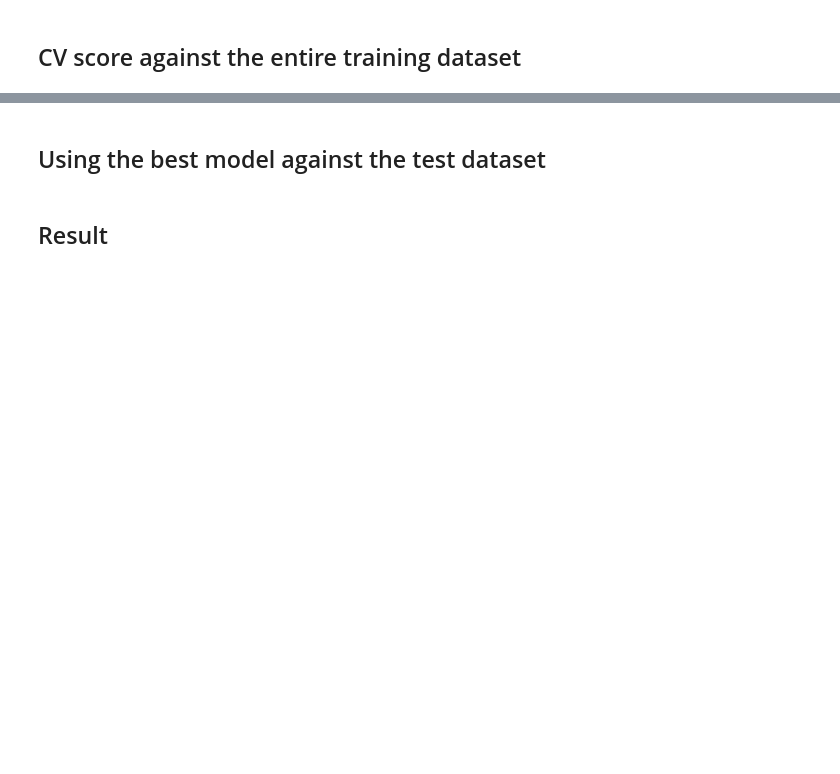
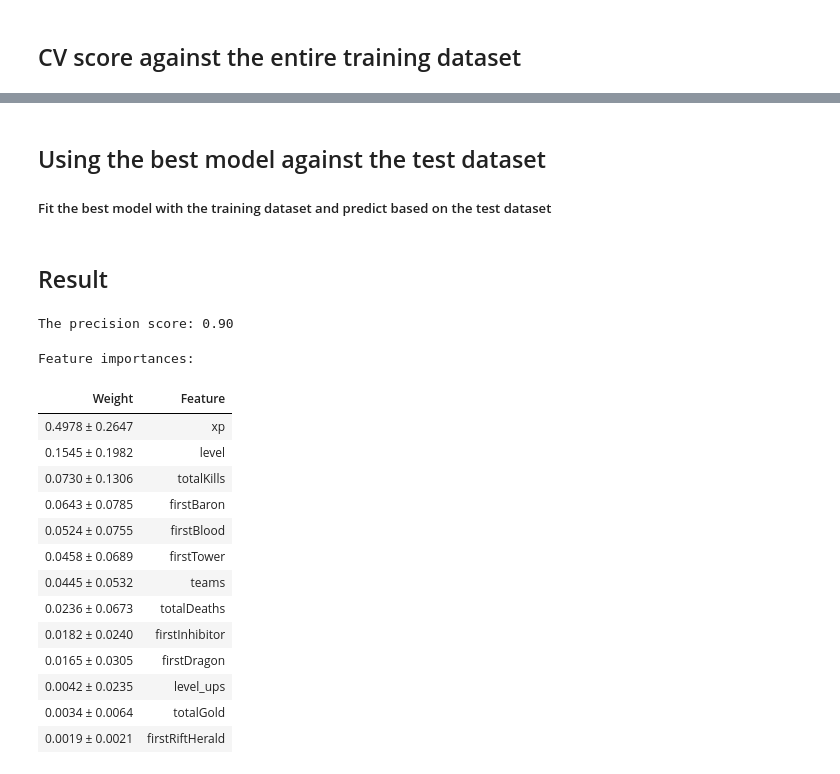
Before and after one commit to anotherjonlee/MLoL, a Jupyter notebook: notebooks/DataPipeline.ipynb, the cells around one changed output, grey strips where cells are left out. Saved outputs shown, nothing was run; the diff lists cells and outputs as text; code cells hidden in the pictures; blank space fills up the shorter version.

```diff
--- a/notebooks/DataPipeline.ipynb
+++ b/notebooks/DataPipeline.ipynb
@@ -281,3 +115,0 @@ X_train_r2, X_test_r2, y_train_r2, y_test_r2 = train_test_split(X_reduced2, y, t
-# %%
-reduced_rfc.fit(X_reduced,y)
-weight_explainer(reduced_rfc,reduced_features1)
@@ -310,11 +118,10 @@ Which features to use before hyperparameter tuning?
 # %% [markdown]
 ## Tuning hyperparameters
 # %%
-params = {'estimator__n_estimators': (10, 100,1000,10000),
-         'estimator__max_depth': (2,4,6,None),
+params = {'estimator__n_estimators': (100, 200, 500),
+         'estimator__max_depth': (3,5,8,None),
          'estimator__max_features': (3,6,'auto'),
          }
 
-search = GridSearchCV(rfc_u,params,n_jobs=-1,verbose=1)
-search.fit(X,y)
+best_model = param_tuner(rfc_u,params,X,y)
 # %% [output]
@@ -330,4 +145,33 @@ search.best_params_
 # %% [markdown]
 ## Using the best model against the test dataset
+##### Fit the best model with the training dataset and predict based on the test dataset
+# %%
+X_test = df_test[X_cols]
+y_test = df_test['win']
+# %%
+pred = best_model.fit(X,y).predict(X_test)
 # %% [markdown]
 ## Result
+# %%
+print(f'The precision score: {precision_score(y_test,pred):.2f}')
+# %% [output]
+The precision score: 0.90
+# %%
+print("Feature importances:")
+weight_explainer(best_model,list(X_cols))
+# %% [output]
+Feature importances:
+| Weight | Feature |
+| 0.4978 ± 0.2647 | xp |
+| 0.1545 ± 0.1982 | level |
+| 0.0730 ± 0.1306 | totalKills |
+| 0.0643 ± 0.0785 | firstBaron |
+| 0.0524 ± 0.0755 | firstBlood |
+| 0.0458 ± 0.0689 | firstTower |
+| 0.0445 ± 0.0532 | teams |
+| 0.0236 ± 0.0673 | totalDeaths |
+| 0.0182 ± 0.0240 | firstInhibitor |
+| 0.0165 ± 0.0305 | firstDragon |
+| 0.0042 ± 0.0235 | level_ups |
+| 0.0034 ± 0.0064 | totalGold |
+| 0.0019 ± 0.0021 | firstRiftHerald |
```
Also changed, not shown: parts of 25 cells of this notebook, 4 other files.
